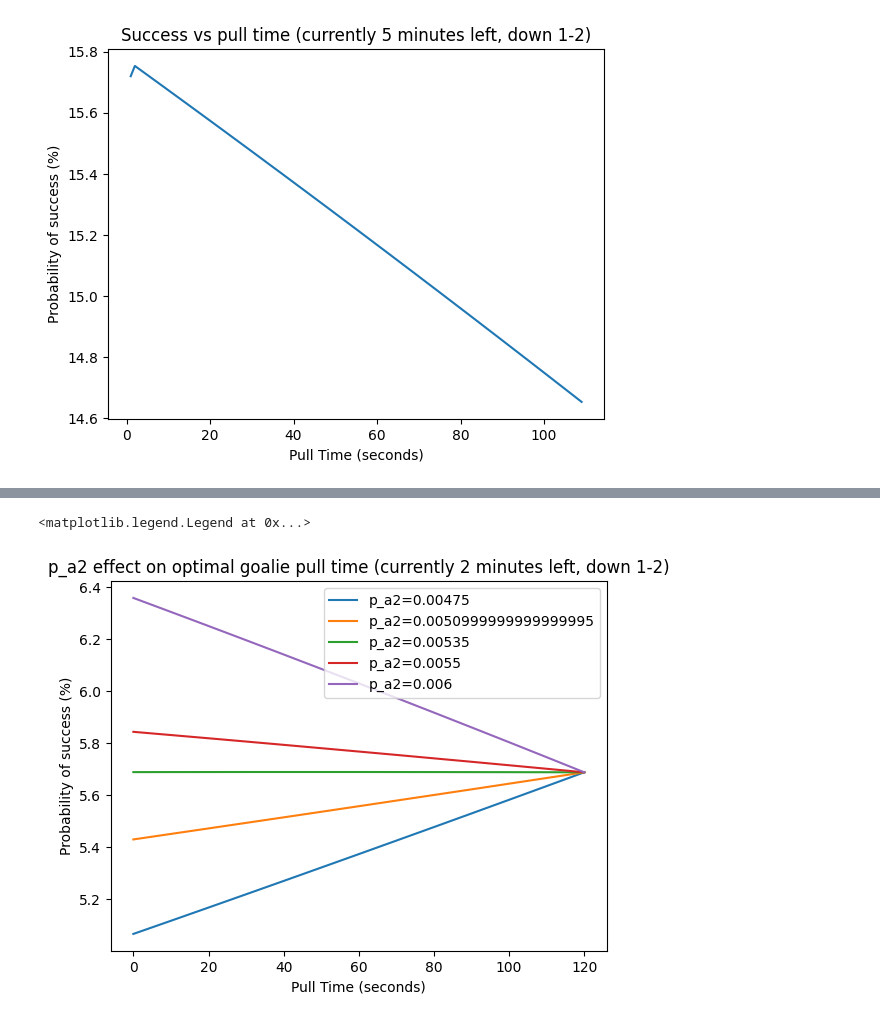
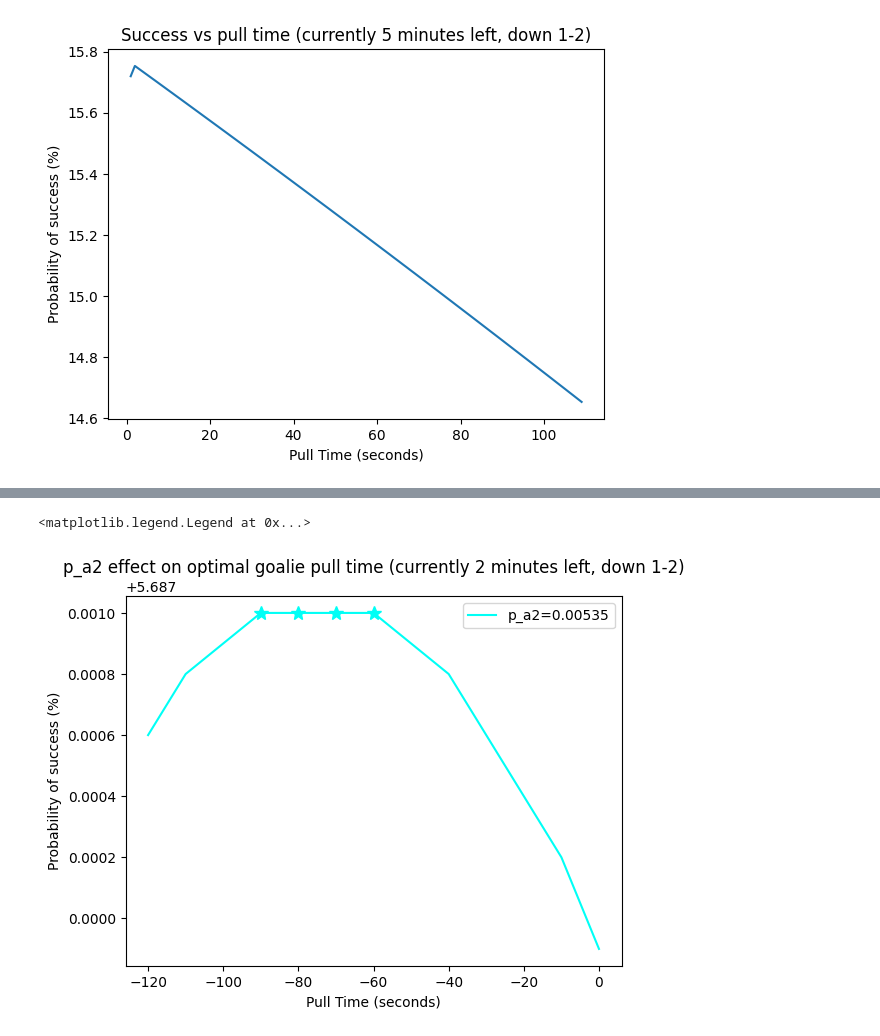
Before and after one commit to ryan-moreno/CS524-project, a Jupyter notebook: optimization/visualize_results.ipynb, the cells around one changed output, grey strips where cells are left out. Drawn from its saved outputs; the diff is of its cells as text; code cells hidden in the pictures.

```diff
--- a/optimization/visualize_results.ipynb
+++ b/optimization/visualize_results.ipynb
@@ -83,11 +84,11 @@ plt.title("Success vs pull time (currently 5 minutes left, down 1-2)")
 
 # Find the pull time with the highest probability
 max_prob = decisions_df["prob_success"].max()
-best_pull_time = decisions_df[decisions_df["prob_success"] == max_prob][
+best_pull_times = decisions_df[decisions_df["prob_success"] == max_prob][
     "pull_time"
 ].values[0]
 display(
-    f"Pull the goalie after {best_pull_time} seconds for the highest probability of success"
+    f"Pull the goalie after {best_pull_times} seconds for the highest probability of success"
 )
 # %% [output]
 'Pull the goalie after 2 seconds for the highest probability of success'
@@ -97,22 +143,43 @@ display(
 # %%
 decisions_df = pkl.load(
     open(
         "results/down1to2_2minleft_vary-pa2.pkl",
         "rb",
     )
 )
 
-p_a2_options = decisions_df["p_a2"].unique()
-for p_a2 in p_a2_options:
-    decisions_df_p_a2 = decisions_df[decisions_df["p_a2"] == p_a2]
-    # Plot pull time vs probability of success
-    plt.plot(decisions_df_p_a2["pull_time"], decisions_df_p_a2["prob_success"], label=f"p_a2={p_a2}")
+# Make the time that the game ends 0
+decisions_df["pull_time"] = decisions_df["pull_time"] - 120
+
+p_a2 = 5.35 * 10 ** -3
+decisions_df_p_a2 = decisions_df[decisions_df["p_a2"] == p_a2]
+# Plot pull time vs probability of success
+plt.plot(
+    decisions_df_p_a2["pull_time"],
+    decisions_df_p_a2["prob_success"],
+    label=f"p_a2={p_a2}",
+    color=color_map[p_a2],
+)
+
+# Find point(s) with highest probability of success
+max_prob = decisions_df_p_a2["prob_success"].max()
+best_pull_times = decisions_df_p_a2[decisions_df_p_a2["prob_success"] == max_prob][
+"pull_time"
+]
+for pull_time in best_pull_times:
+    if pull_time == 0:
+        opt_color = "black" # Multiple lines will have optimal point here
+    else:
+        opt_color = color_map[p_a2]
+    plt.plot(pull_time, max_prob, "r*", markersize= 10, color = opt_color)
 
 # label x axis
 plt.xlabel("Pull Time (seconds)")
 plt.ylabel("Probability of success (%)")
-plt.title("p_a2 effect on optimal goalie pull time (currently 2 minutes left, down 1-2)")
+plt.title(
+    "p_a2 effect on optimal goalie pull time (currently 2 minutes left, down 1-2)"
+)
 plt.legend()
 # %% [output]
 <matplotlib.legend.Legend at 0x...>
-[figure, old version]
+[figure, new version]
```
Also changed, not shown: parts of 7 cells of this notebook, 2 other files.
